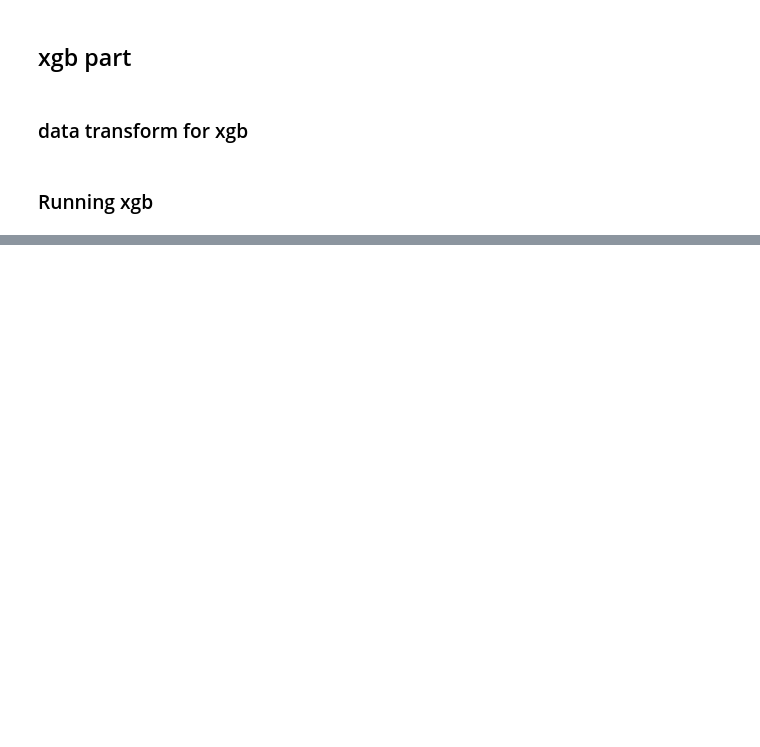
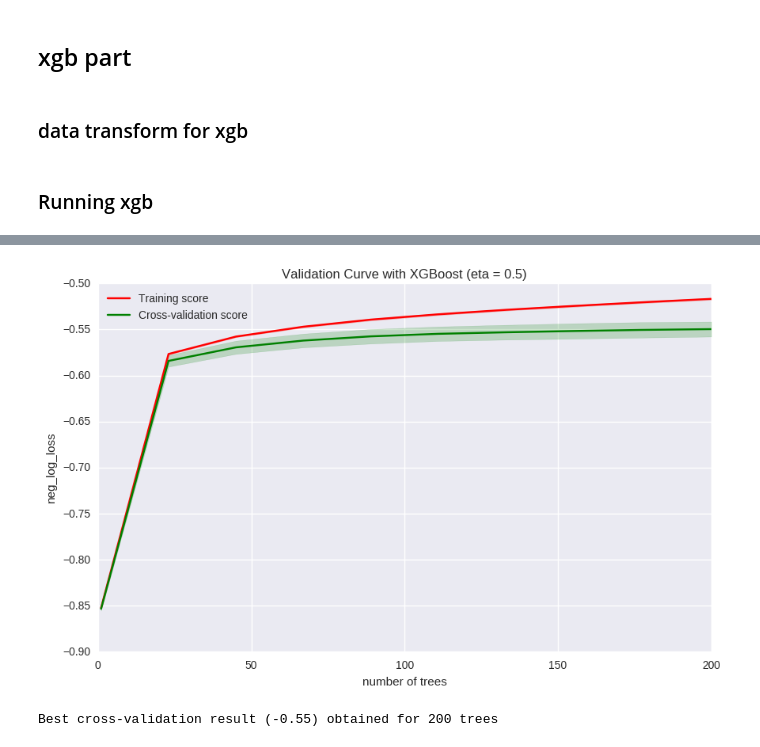
Before and after one commit to kyuni22/kagglebreak, a Jupyter notebook: rental_listing_inquiries/1705features_and_xgb.ipynb, the cells around one changed output, grey strips where cells are left out. Saved outputs shown, nothing was run; the diff lists cells and outputs as text; code cells hidden in the pictures; blank space fills up the shorter version.

```diff
--- a/rental_listing_inquiries/1705features_and_xgb.ipynb
+++ b/rental_listing_inquiries/1705features_and_xgb.ipynb
@@ -219,0 +272,60 @@ model = xgb.train(params, xgtrain, num_rounds)
+# %%
+# for XGBClassifier
+default_params = {
+    'objective': 'multi:softprob',
+    'max_depth': 2,
+    'learning_rate': 0.5,
+    'silent': 1.0
+}
+
+skf = StratifiedKFold(n_splits=10, shuffle=True, random_state=2017)
+n_estimators_range = np.linspace(1, 200, 10).astype('int')
+
+train_scores, test_scores = validation_curve(
+    XGBClassifier(**default_params),
+    X, y,
+    param_name = 'n_estimators',
+    param_range = n_estimators_range,
+    cv=skf,
+    scoring='neg_log_loss'
+)
+# %%
+train_scores_mean = np.mean(train_scores, axis=1)
+train_scores_std = np.std(train_scores, axis=1)
+test_scores_mean = np.mean(test_scores, axis=1)
+test_scores_std = np.std(test_scores, axis=1)
+
+fig = plt.figure(figsize=(10, 6), dpi=100)
+
+plt.title("Validation Curve with XGBoost (eta = 0.5)")
+plt.xlabel("number of trees")
+plt.ylabel("neg_log_loss")
+
+plt.plot(n_estimators_range,
+             train_scores_mean,
+             label="Training score",
+             color="r")
+
+plt.plot(n_estimators_range,
+             test_scores_mean,
+             label="Cross-validation score",
+             color="g")
+
+plt.fill_between(n_estimators_range,
+                 train_scores_mean - train_scores_std,
+                 train_scores_mean + train_scores_std,
+                 alpha=0.2, color="r")
+
+plt.fill_between(n_estimators_range,
+                 test_scores_mean - test_scores_std,
+                 test_scores_mean + test_scores_std,
+                 alpha=0.2, color="g")
+
+plt.legend(loc="best")
+plt.show()
+
+i = np.argmax(test_scores_mean)
+print("Best cross-validation result ({0:.2f}) obtained for {1} trees".format(test_scores_mean[i], n_estimators_range[i]))
+# %% [output]
+[figure, added]
+Best cross-validation result (-0.55) obtained for 200 trees
```
Also changed, not shown: parts of 53 cells of this notebook, 2 other files.
